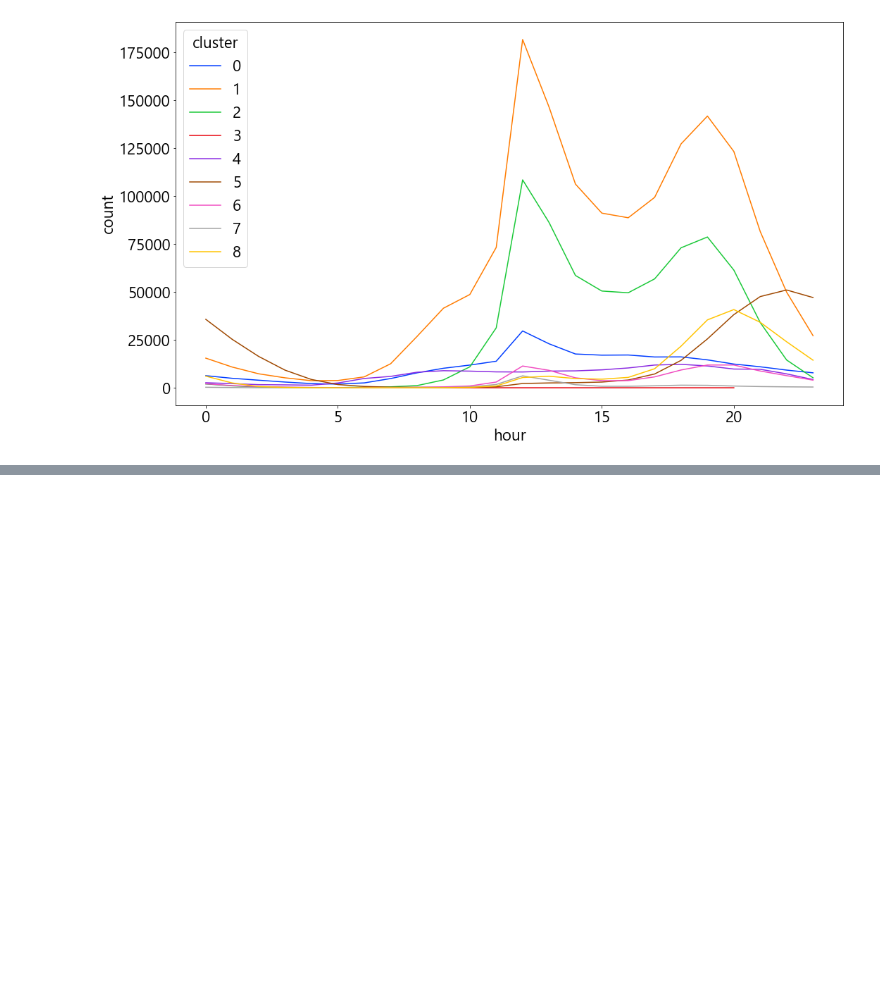
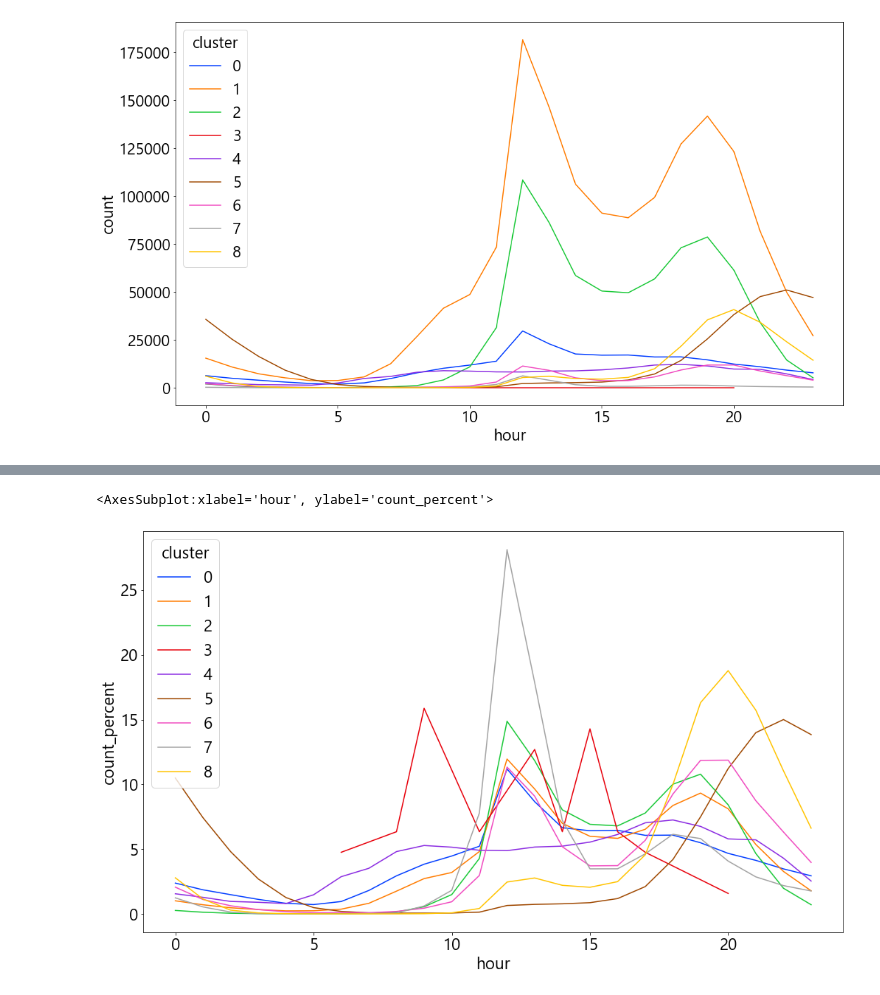
Before and after one commit to statomato/Card-Data, a Jupyter notebook: 이은진_Visualization_0206.ipynb, the cells around one changed output, grey strips where cells are left out. Drawn from its saved outputs; the diff is of its cells as text; code cells hidden in the pictures; blank space fills up the shorter version.

```diff
--- a/이은진_Visualization_0206.ipynb
+++ b/이은진_Visualization_0206.ipynb
@@ -449,3 +451,7 @@ sns.lineplot(x='hour',
 # %% [output]
 <AxesSubplot:xlabel='hour', ylabel='count'>
 [figure]
+# %%
+df_hour_total = train.groupby(['cluster'])['timestamp'].count().reset_index()
+df_hour_total.columns = ['cluster','total_count']
+df_hour_total.head()
@@ -451,0 +465,3 @@ sns.lineplot(x='hour',
+# %%
+df_hour_merged = pd.merge(df_hour, df_hour_total, how='left', on='cluster')
+df_hour_merged.head()
@@ -451,0 +475,3 @@ sns.lineplot(x='hour',
+# %%
+df_hour_merged['count_percent'] = 100*df_hour_merged['count']/df_hour_merged['total_count']
+df_hour_merged.head()
@@ -451,0 +485,12 @@ sns.lineplot(x='hour',
+# %%
+df_hour_merged['cluster'] = df_hour_merged['cluster'].astype('category')
+
+fig,ax = plt.subplots(figsize=(17,10))
+sns.set_palette("bright")
+sns.lineplot(x='hour',
+             y='count_percent',
+             hue='cluster',
+             data=df_hour_merged)
+# %% [output]
+<AxesSubplot:xlabel='hour', ylabel='count_percent'>
+[figure, added]
```
Also changed, not shown: parts of 6 cells of this notebook.
